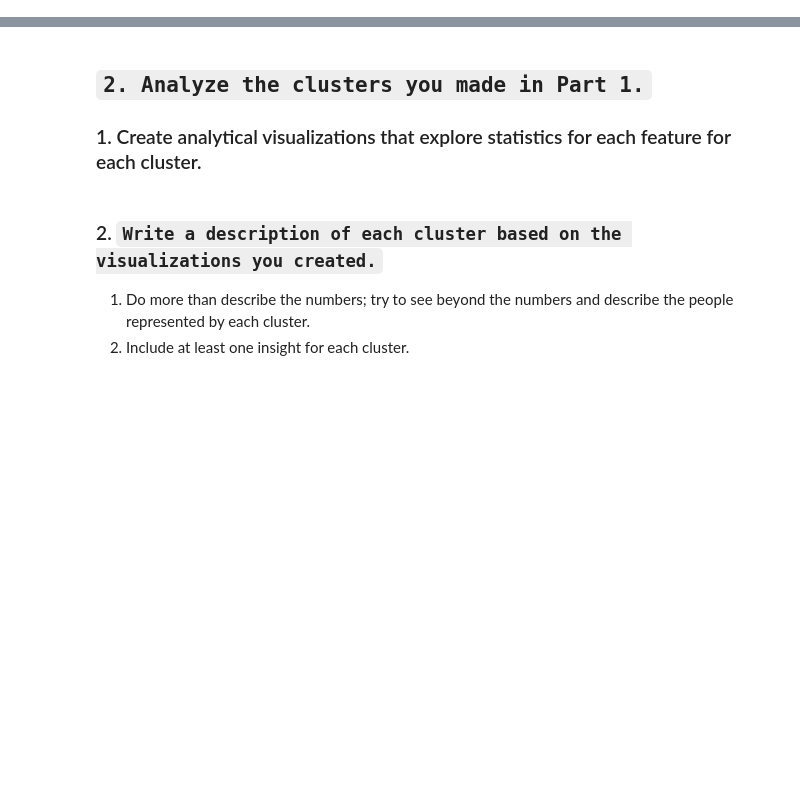
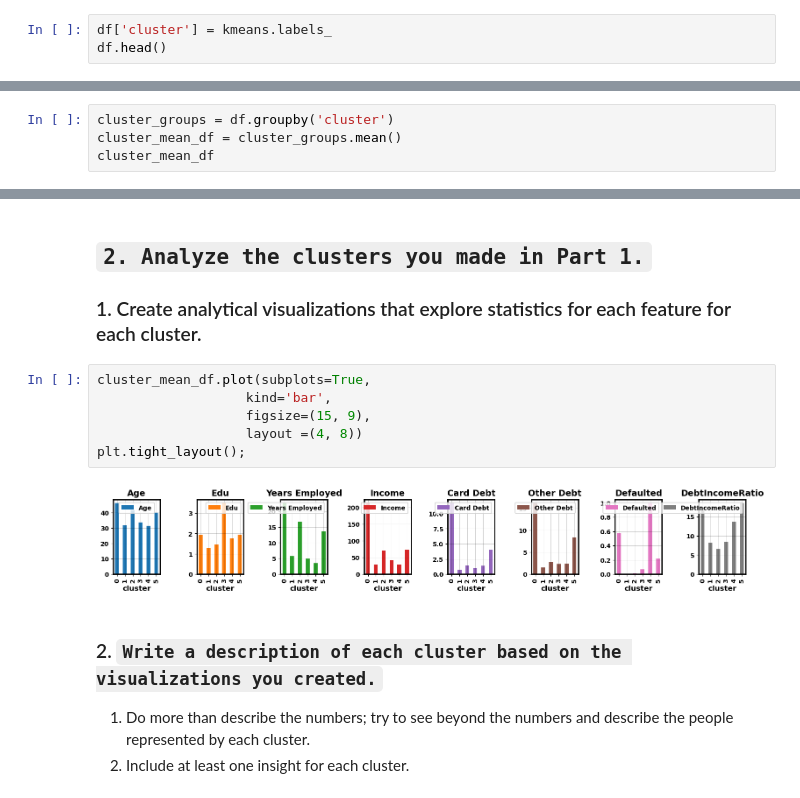
Before and after one commit to VALDE021/Core-KMeans-Clustering-EricNV, a Jupyter notebook: Core KMeans Clustering - EricNV.ipynb, the cells around one changed output, grey strips where cells are left out. Saved outputs shown, nothing was run; the diff lists cells and outputs as text; blank space fills up the shorter version.

```diff
--- a/Core KMeans Clustering - EricNV.ipynb
+++ b/Core KMeans Clustering - EricNV.ipynb
@@ -196,0 +262,3 @@ df.head()
+# %%
+df['cluster'] = kmeans.labels_
+df.head()
@@ -196,0 +272,4 @@ df.head()
+# %%
+cluster_groups = df.groupby('cluster')
+cluster_mean_df = cluster_groups.mean()
+cluster_mean_df
@@ -197,6 +285,14 @@ df.head()
 # %% [markdown]
 ## `2. Analyze the clusters you made in Part 1.`
 ### 1. Create analytical visualizations that explore statistics for each feature for each cluster.
+# %%
+cluster_mean_df.plot(subplots=True,
+                   kind='bar',
+                   figsize=(15, 9),
+                   layout =(4, 8))
+plt.tight_layout();
+# %% [output]
+[figure, added]
 # %% [markdown]
 ### 2. `Write a description of each cluster based on the visualizations you created.`
   1. Do more than describe the numbers; try to see beyond the numbers and describe the people represented by each cluster.
```
Also changed, not shown: parts of 17 cells of this notebook.
